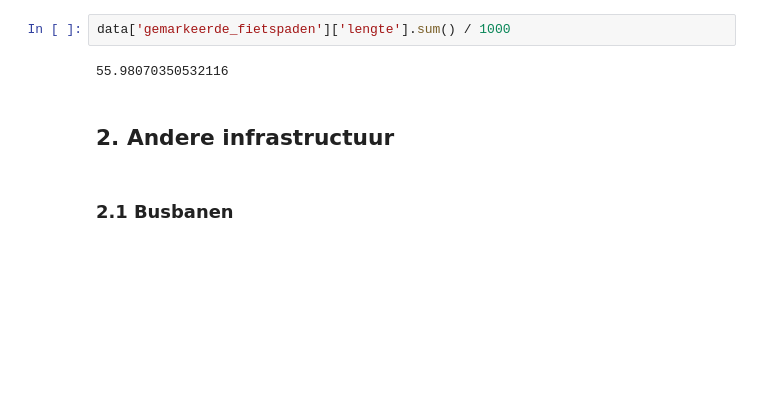
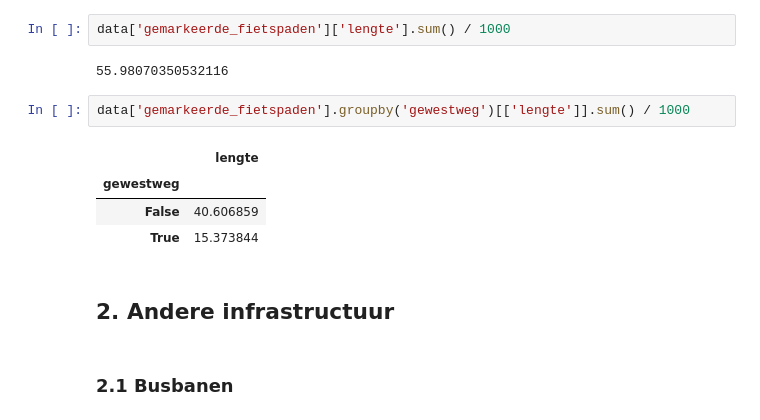
Before and after one commit to JonasHeylen/fietspaden-bxl, a Jupyter notebook: Fietspaden_BXL.ipynb, the cells around one changed output. Cells and saved outputs as stored; diff of their text form; blank space fills up the shorter version.

```diff
--- a/Fietspaden_BXL.ipynb
+++ b/Fietspaden_BXL.ipynb
@@ -148,6 +162,13 @@ data['gemarkeerde_fietspaden'][['naam', 'lengte']]
 data['gemarkeerde_fietspaden']['lengte'].sum() / 1000
 # %% [output]
 55.98070350532116
+# %%
+data['gemarkeerde_fietspaden'].groupby('gewestweg')[['lengte']].sum() / 1000
+# %% [output]
+|  | lengte |
+| gewestweg |  |
+| False | 40.606859 |
+| True | 15.373844 |
 # %% [markdown]
 ## 2. Andere infrastructuur
 # %% [markdown]
```
Also changed, not shown: parts of 7 cells of this notebook.
